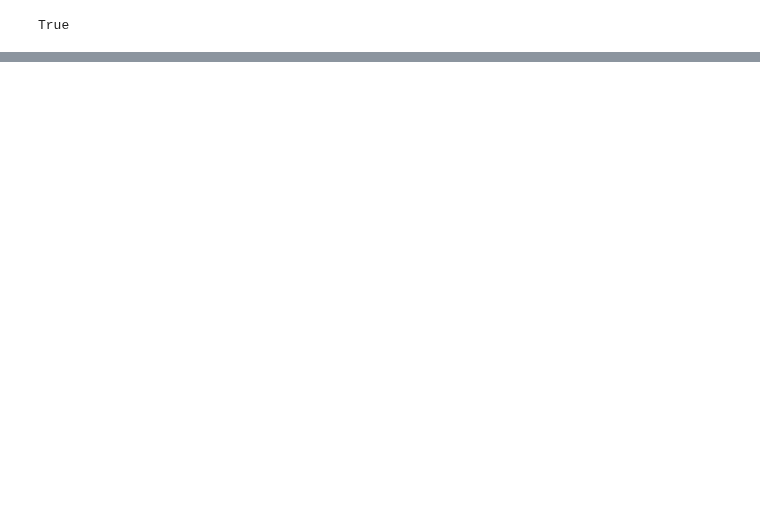
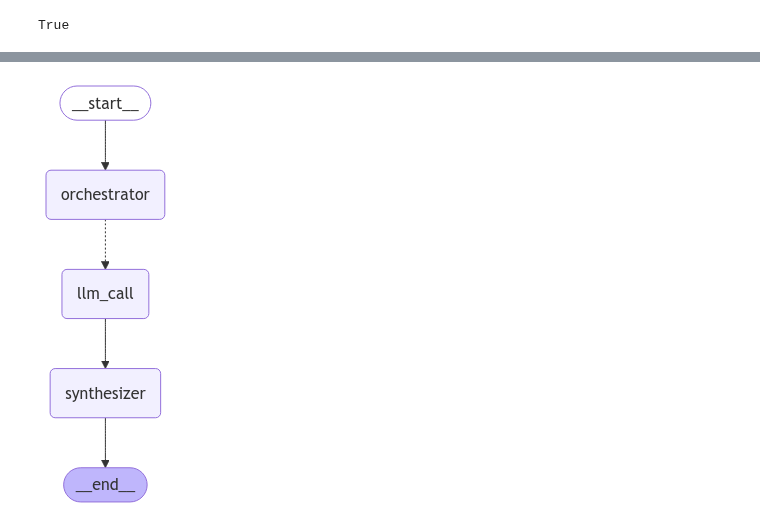
Before and after one commit to syshin0116/Study, a Jupyter notebook: MLDL/LangChain/LangGraph/web_search.ipynb, the cells around one changed output, grey strips where cells are left out. Saved outputs shown, nothing was run; the diff lists cells and outputs as text; code cells hidden in the pictures; blank space fills up the shorter version.

```diff
--- a/MLDL/LangChain/LangGraph/web_search.ipynb
+++ b/MLDL/LangChain/LangGraph/web_search.ipynb
@@ -266,7 +105,8 @@ class Sections(BaseModel):
 planner = llm.with_structured_output(Sections)
 # %%
 from langgraph.constants import Send
-
+from typing_extensions import Literal
+from langchain_core.messages import HumanMessage, SystemMessage
 
 # Graph state
 class State(TypedDict):
@@ -332,37 +172,32 @@ def synthesizer(state: State):
 
 # Conditional edge function to create llm_call workers that each write a section of the report
 def assign_workers(state: State):
     """Assign a worker to each section in the plan"""
 
     # Kick off section writing in parallel via Send() API
     return [Send("llm_call", {"section": s}) for s in state["sections"]]
 
 
 # Build workflow
 orchestrator_worker_builder = StateGraph(State)
 
 # Add the nodes
 orchestrator_worker_builder.add_node("orchestrator", orchestrator)
 orchestrator_worker_builder.add_node("llm_call", llm_call)
 orchestrator_worker_builder.add_node("synthesizer", synthesizer)
 
 # Add edges to connect nodes
 orchestrator_worker_builder.add_edge(START, "orchestrator")
 orchestrator_worker_builder.add_conditional_edges(
     "orchestrator", assign_workers, ["llm_call"]
 )
 orchestrator_worker_builder.add_edge("llm_call", "synthesizer")
 orchestrator_worker_builder.add_edge("synthesizer", END)
 
 # Compile the workflow
 orchestrator_worker = orchestrator_worker_builder.compile()
 
 # Show the workflow
 display(Image(orchestrator_worker.get_graph().draw_mermaid_png()))
-
-# Invoke
-state = orchestrator_worker.invoke({"topic": "Create a report on LLM scaling laws"})
-
-from IPython.display import Markdown
-
-Markdown(state["final_report"])
+# %% [output]
+[figure, added]
```
Also changed, not shown: parts of 5 cells of this notebook, 3 other files.
